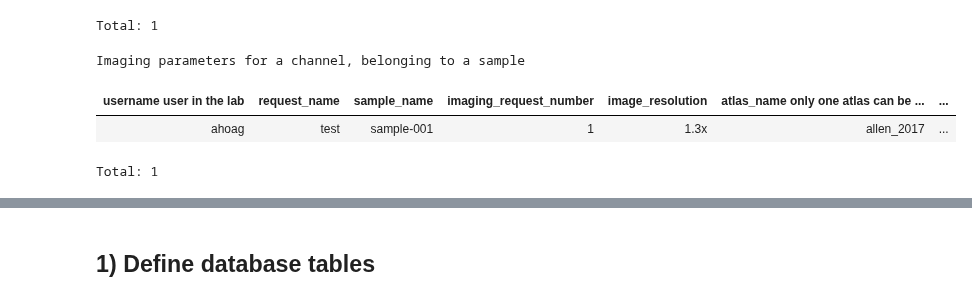
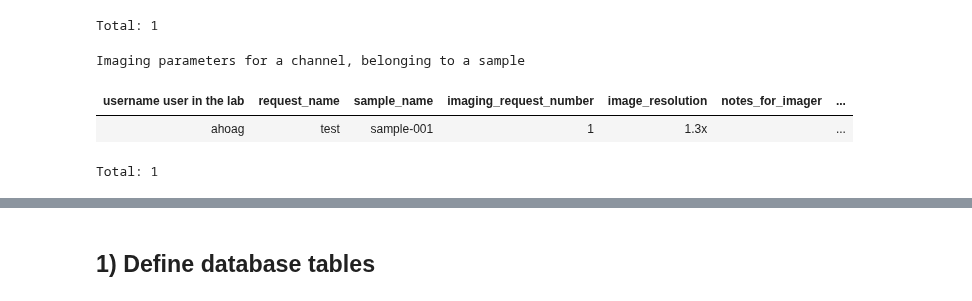
Before and after one commit to BrainCOGS/lightserv, a Jupyter notebook: notebooks/datajoint_sandbox.ipynb, the cells around one changed output, grey strips where cells are left out. Drawn from its saved outputs; the diff is of its cells as text; code cells hidden in the pictures.

Commit message:
allow follow-up processing requests

```diff
--- a/notebooks/datajoint_sandbox.ipynb
+++ b/notebooks/datajoint_sandbox.ipynb
@@ -34,4 +31,2 @@ DataJoint connection (connected) ahoag@localhost:3306
 # %%
 schema = dj.create_virtual_module("ahoag_lightsheet_demo","ahoag_lightsheet_demo")
-# %%
-schema = dj.create_virtual_module("ahoag_microscope_demo","ahoag_microscope_demo")
@@ -84,7 +61,7 @@ Total: 1
 # %%
-schema.Sample.ImageResolutionRequest()
+schema.Sample.ImagingResolutionRequest()
 # %% [output]
 Imaging parameters for a channel, belonging to a sample
-| username user in the lab | request_name | sample_name | imaging_request_number | image_resolution | atlas_name only one atlas can be ... | ... |
-| ahoag | test | sample-001 | 1 | 1.3x | allen_2017 | ... |
+| username user in the lab | request_name | sample_name | imaging_request_number | image_resolution | notes_for_imager | ... |
+| ahoag | test | sample-001 | 1 | 1.3x |  | ... |
 Total: 1
```
Also changed, not shown: parts of 19 cells of this notebook, 9 other files.
